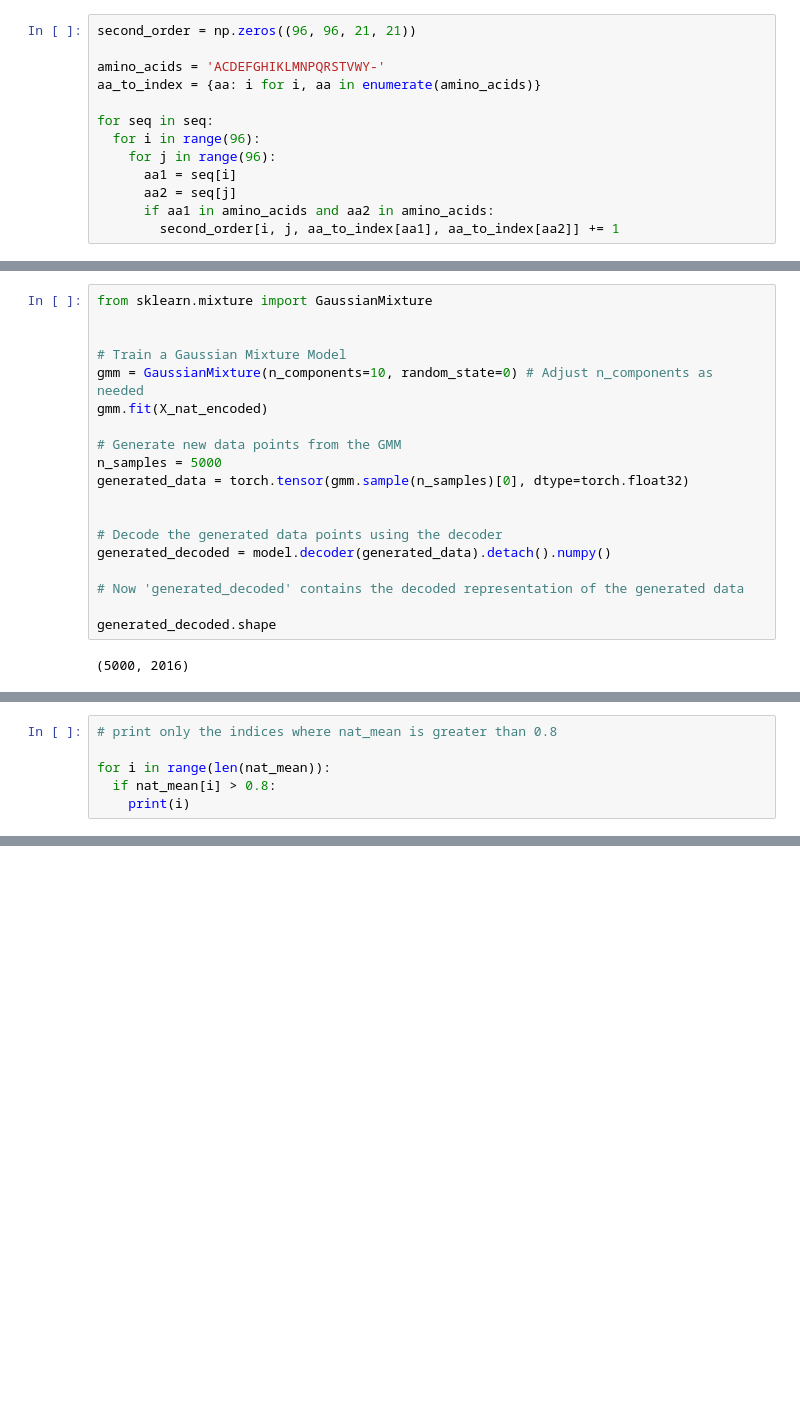
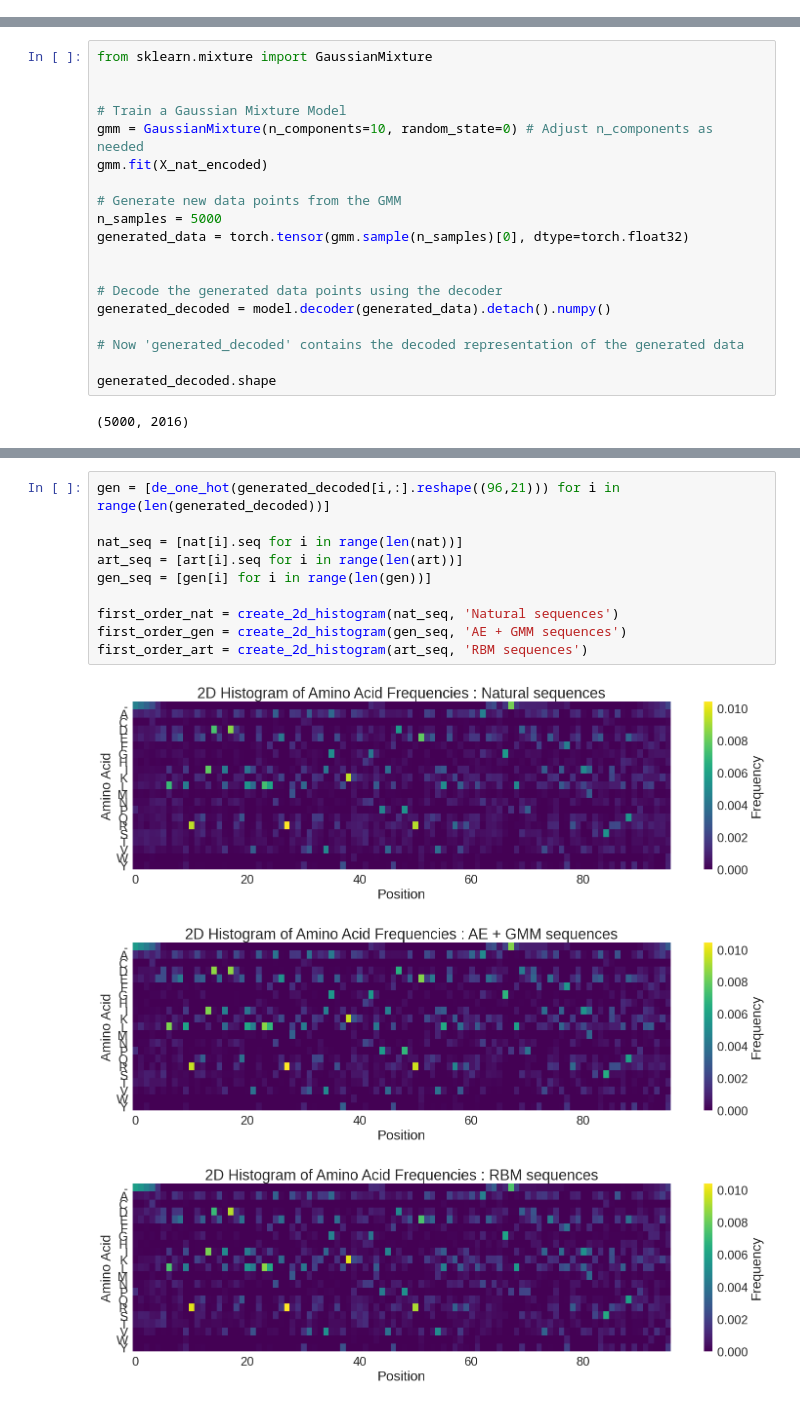
Before and after one commit to vicdlp/CS_project, a Jupyter notebook: CS_project.ipynb, the cells around one changed output, grey strips where cells are left out. Saved outputs shown, nothing was run; the diff lists cells and outputs as text; blank space fills up the shorter version.

```diff
--- a/CS_project.ipynb
+++ b/CS_project.ipynb
@@ -801,16 +748,3 @@ first_order_nat = create_2d_histogram(nat_seq)
-# %%
-second_order = np.zeros((96, 96, 21, 21))
-
-amino_acids = 'ACDEFGHIKLMNPQRSTVWY-'
-aa_to_index = {aa: i for i, aa in enumerate(amino_acids)}
-
-for seq in seq:
-  for i in range(96):
-    for j in range(96):
-      aa1 = seq[i]
-      aa2 = seq[j]
-      if aa1 in amino_acids and aa2 in amino_acids:
-        second_order[i, j, aa_to_index[aa1], aa_to_index[aa2]] += 1
 # %%
 import tensorflow as tf
 from tensorflow import keras
@@ -1079,6 +964,0 @@ plt.plot(first_order_nat.flatten(), first_order_gen.flatten(), '.')
-# %%
-# print only the indices where nat_mean is greater than 0.8
-
-for i in range(len(nat_mean)):
-  if nat_mean[i] > 0.8:
-    print(i)
@@ -1107,0 +1019,14 @@ plt.show()
+# %%
+gen = [de_one_hot(generated_decoded[i,:].reshape((96,21))) for i in range(len(generated_decoded))]
+
+nat_seq = [nat[i].seq for i in range(len(nat))]
+art_seq = [art[i].seq for i in range(len(art))]
+gen_seq = [gen[i] for i in range(len(gen))]
+
+first_order_nat = create_2d_histogram(nat_seq, 'Natural sequences')
+first_order_gen = create_2d_histogram(gen_seq, 'AE + GMM sequences')
+first_order_art = create_2d_histogram(art_seq, 'RBM sequences')
+# %% [output]
+[figure, added]
+[figure, added]
+[figure, added]
```
Also changed, not shown: parts of 17 cells of this notebook.
